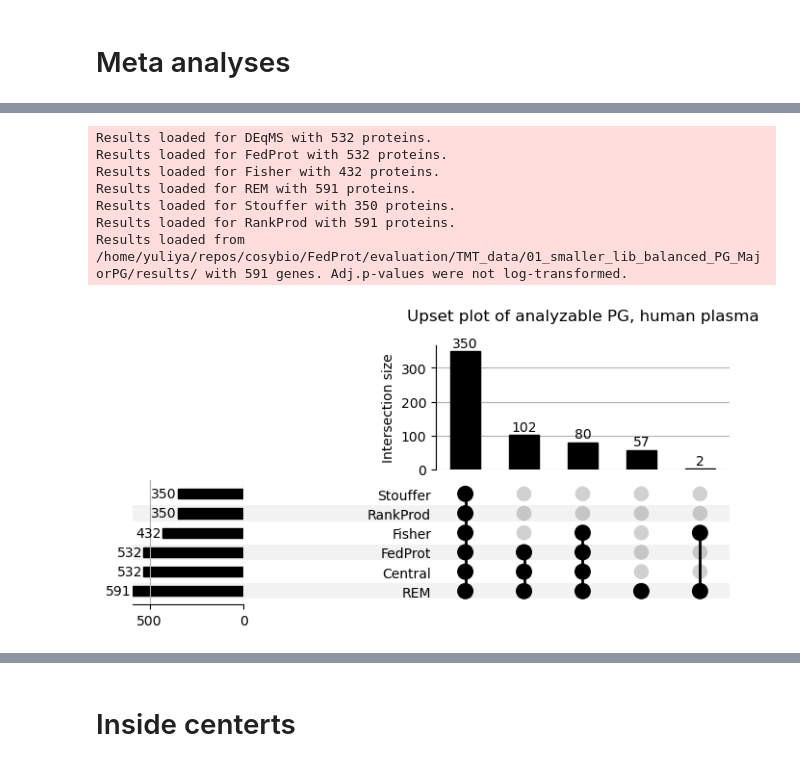
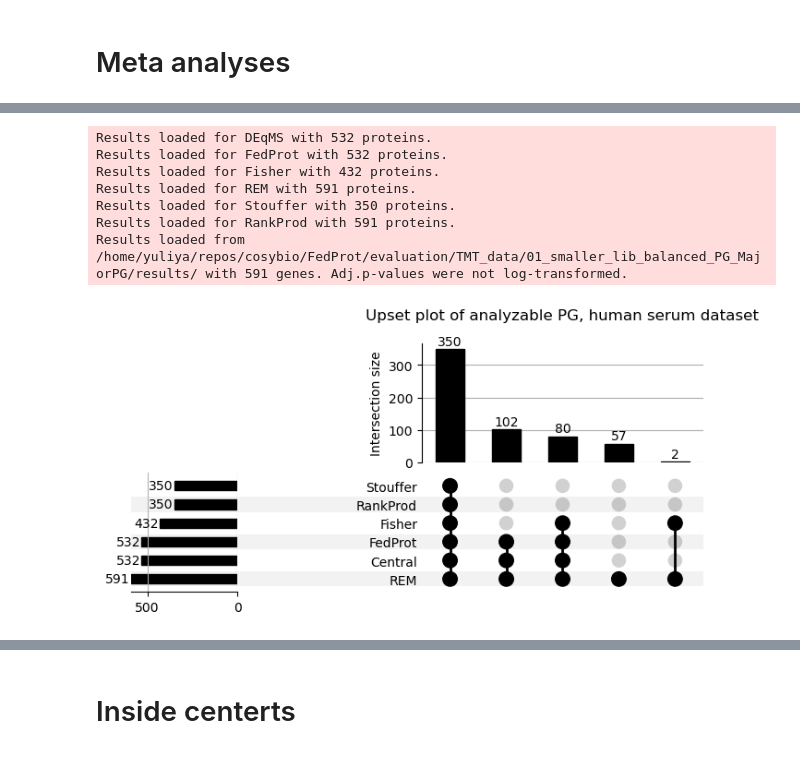
Before and after one commit to Freddsle/FedProt, a Jupyter notebook: evaluation/TMT_data/03_prot_intersection.ipynb, the cells around one changed output, grey strips where cells are left out. Drawn from its saved outputs; the diff is of its cells as text; code cells hidden in the pictures.

```diff
--- a/evaluation/TMT_data/03_prot_intersection.ipynb
+++ b/evaluation/TMT_data/03_prot_intersection.ipynb
@@ -76,20 +80,20 @@ balanced_plot = upset_plot.generate_upset_plot(
 # %%
 results = create_separate_df("01_smaller_lib_balanced_PG_MajorPG")
 
 balanced_plot = upset_plot.generate_upset_plot(
     results,
     colname='proteins',
-    title='Upset plot of analyzable PG, human plasma\n',
+    title='Upset plot of analyzable PG, human serum dataset\n',
     categories=results.keys(),
     save_plot=True,
     path_svg='/home/yuliya/repos/cosybio/FedProt/evaluation/TMT_data/upset_plot_balanced_v2.svg',
 )
 # %% [output]
 Results loaded for DEqMS with 532 proteins.
 Results loaded for FedProt with 532 proteins.
 Results loaded for Fisher with 432 proteins.
 Results loaded for REM with 591 proteins.
 Results loaded for Stouffer with 350 proteins.
 Results loaded for RankProd with 591 proteins.
 Results loaded from /home/yuliya/repos/cosybio/FedProt/evaluation/TMT_data/01_smaller_lib_balanced_PG_MajorPG/results/ with 591 genes. Adj.p-values were not log-transformed.
-[figure, old version]
+[figure, new version]
```
Also changed, not shown: parts of 6 cells of this notebook, 18 other files.
